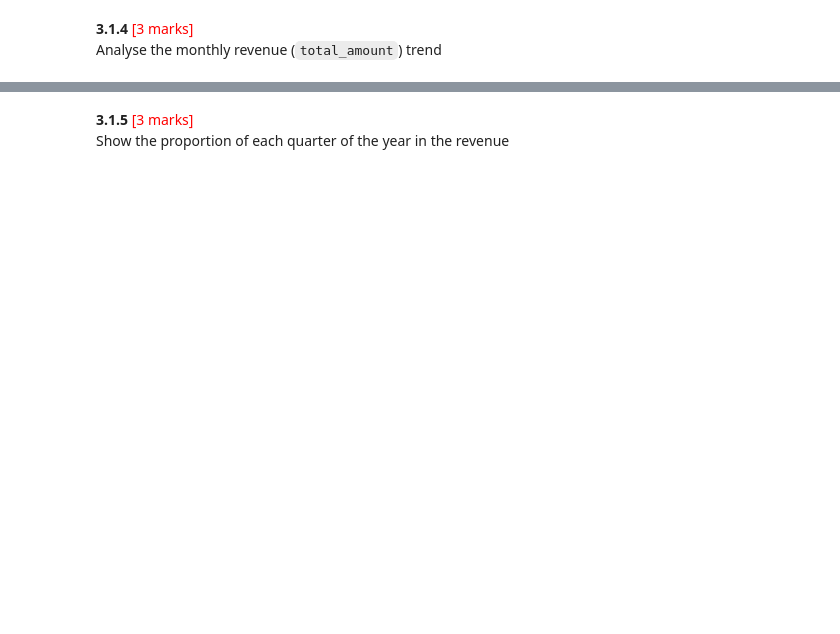
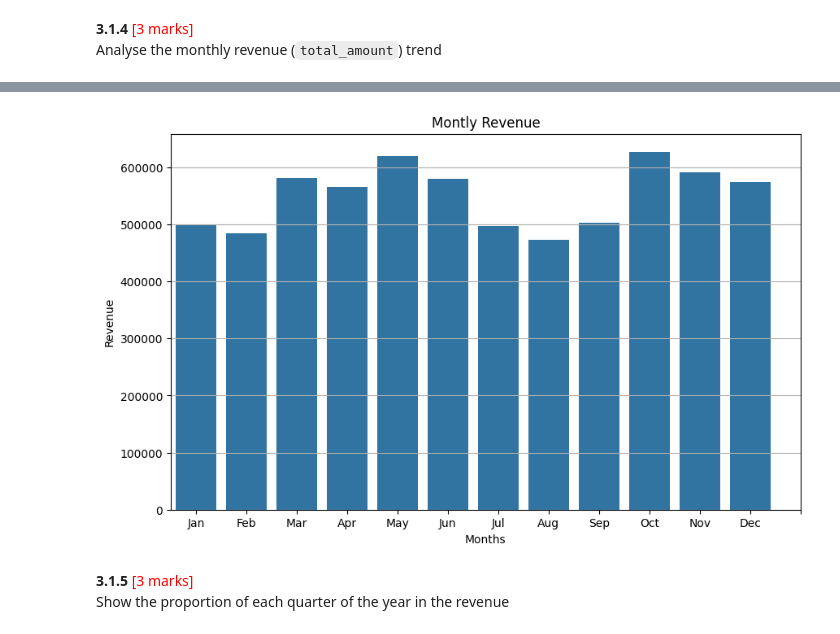
Before and after one commit to Rushank14/Python-Notebooks, a Jupyter notebook: notebooks/EDA_Assg_NYC_Taxi_Starter.ipynb, the cells around one changed output, grey strips where cells are left out. Cells and saved outputs as stored; diff of their text form; code cells hidden in the pictures; blank space fills up the shorter version.

```diff
--- a/notebooks/EDA_Assg_NYC_Taxi_Starter.ipynb
+++ b/notebooks/EDA_Assg_NYC_Taxi_Starter.ipynb
@@ -1119,0 +1161,2 @@ Analyse the monthly revenue (`total_amount`) trend
+# %%
+df = pd.read_csv('D:\Data_Science\Project\data\processed\Taxi_processed.csv')
@@ -1120,3 +1173,21 @@ Analyse the monthly revenue (`total_amount`) trend
+# %%
+# Group data by month and analyse monthly revenue
+
+montly_revenue = df.groupby('montly_data')['total_amount'].sum().sort_index()
+
+months_lable = ['Jan', 'Feb', 'Mar', 'Apr', 'May', 'Jun', 'Jul', 'Aug', 'Sep', 'Oct', 'Nov', 'Dec']
+
+plt.figure(figsize=(10,6))
+plt.grid(True)
+sns.barplot(x=months_lable , y=montly_revenue.values)
+plt.xticks(range(0,13))
+plt.yticks(range(0,650000, 100000))
+plt.title('Montly Revenue')
+plt.xlabel('Months')
+plt.ylabel('Revenue')
+plt.show()
+# %% [output]
+[figure, added]
 # %% [markdown]
 **3.1.5** <font color = red>[3 marks]</font> <br>
 Show the proportion of each quarter of the year in the revenue
```
Also changed, not shown: parts of 60 cells of this notebook, 8 other files.
